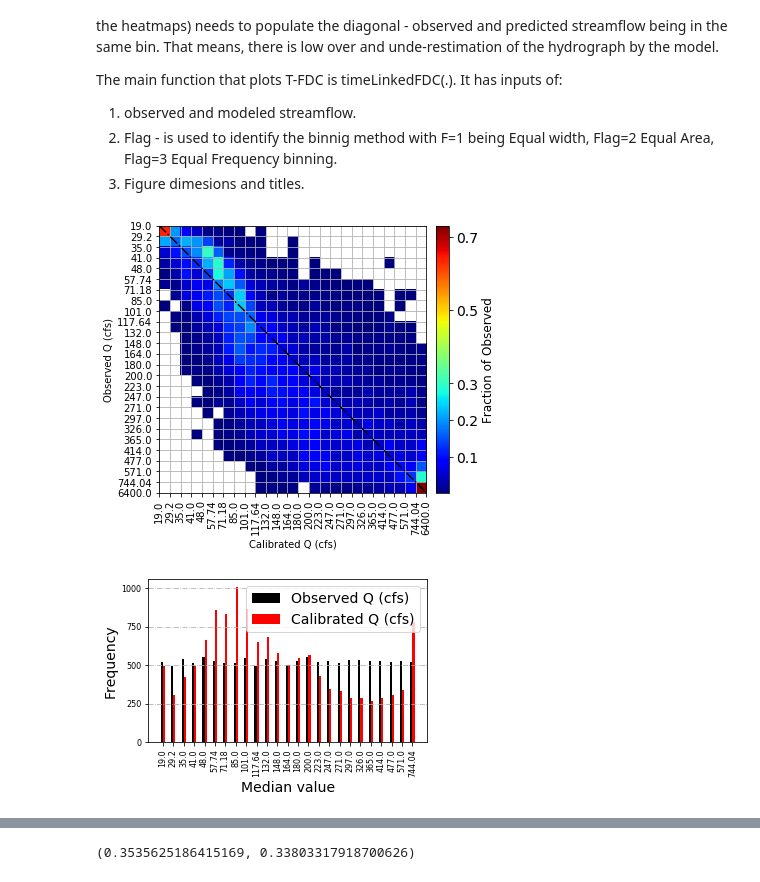
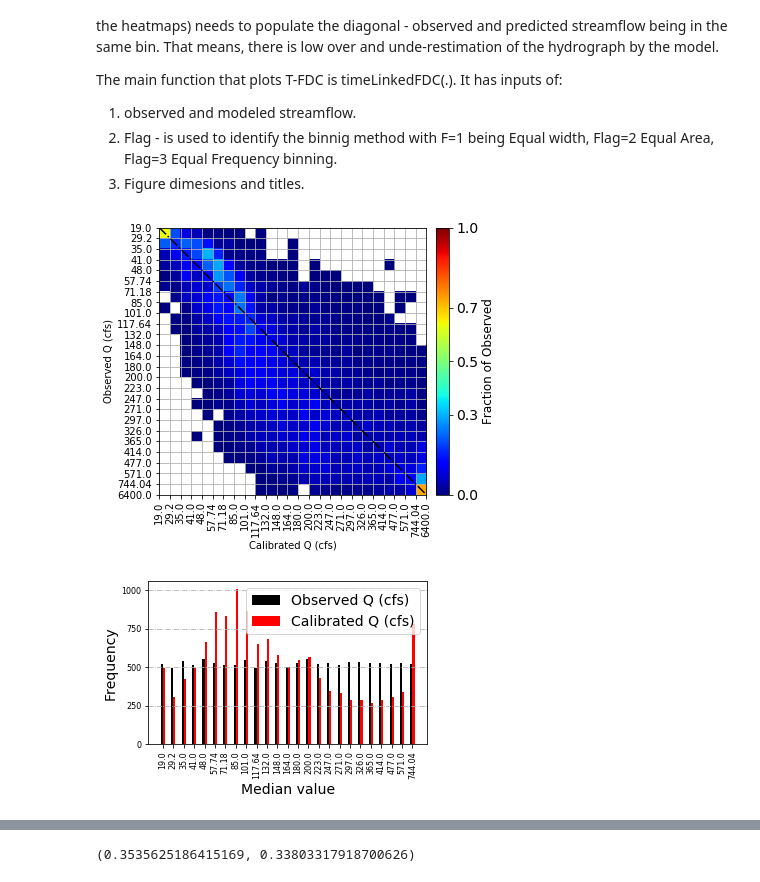
Before and after one commit to EMscience/HydroBench, a Jupyter notebook: Widgets_NHM_PRMS_Benchmarking.ipynb, the cells around one changed output, grey strips where cells are left out. Cells and saved outputs as stored; diff of their text form; code cells hidden in the pictures.

```diff
--- a/Widgets_NHM_PRMS_Benchmarking.ipynb
+++ b/Widgets_NHM_PRMS_Benchmarking.ipynb
@@ -305,16 +305,16 @@ The main function that plots T-FDC is timeLinkedFDC(.). It has inputs of:
 # %%
 binSize = 25
 obs = CalibMat[:,0]
 mod = CalibMat[:,4]
 Flag = 3 # Binning method Equal 1 width, 2 Area, 3 depth (frequency) Frequency
-ticks = [0,0.1,0.2, 0.3,0.5,0.7, 0.9]
+ticks = [0, 0.3, 0.5, 0.7, 1]
 diag = 1 # Number of diagonals [smaller better for Calibrated while larger 5 better for uncalibrated)
 
 T_FDC = timeLinkedFDC(obs,diag, mod,binSize,Flag,[5,5], [5,3], 'Observed Q (cfs)', 'Calibrated Q (cfs)',
               ticks) #[7,7], [7.5,4] #[5,5], [5,3]
 #plt.savefig("./Result/T_FDCCalibrated.jpg", dpi=300,bbox_inches='tight')
 # %% [output]
-[figure, old version]
+[figure, new version]
 [figure]
 # %%
 binSize = 25
```
Also changed, not shown: parts of 2 cells of this notebook, 10 other files.
